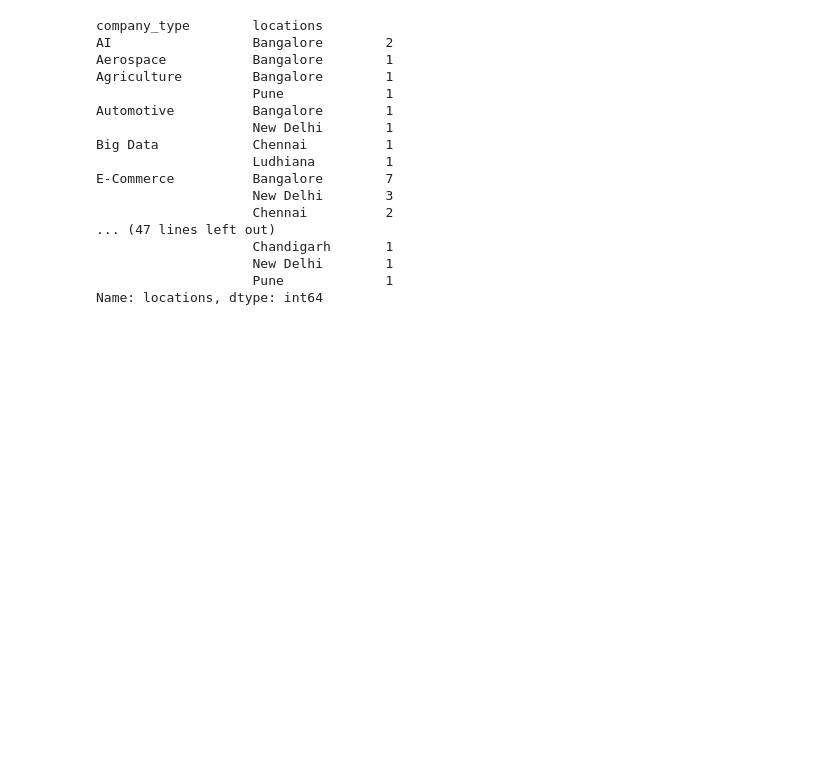
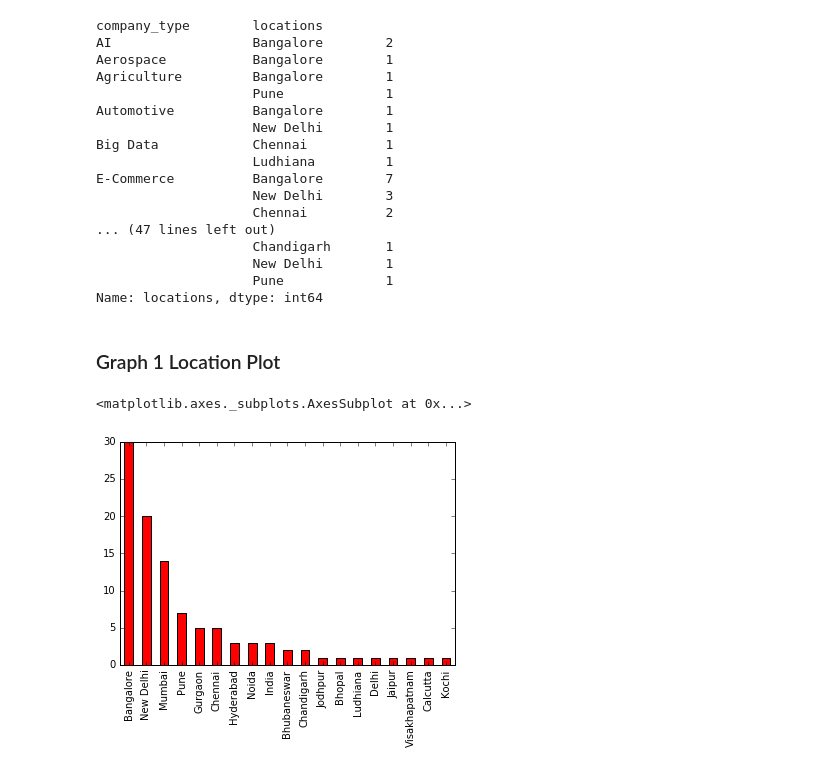
Before and after one commit to radhikapc/foundation-homework, a Jupyter notebook: homework08/Homework08-IndianStartupAngelList-Radhika.ipynb, the cells around one changed output. Cells and saved outputs as stored; diff of their text form; code cells hidden in the pictures; blank space fills up the shorter version.

```diff
--- a/homework08/Homework08-IndianStartupAngelList-Radhika.ipynb
+++ b/homework08/Homework08-IndianStartupAngelList-Radhika.ipynb
@@ -140,3 +235,10 @@ E-Commerce          Bangalore        7
                     New Delhi        1
                     Pune             1
 Name: locations, dtype: int64
+# %% [markdown]
+### Graph 1 Location Plot
+# %%
+df['locations'].value_counts().plot(kind='bar',x='locations', color='red')
+# %% [output]
+<matplotlib.axes._subplots.AxesSubplot at 0x...>
+[figure, added]
```
Also changed, not shown: parts of 26 cells of this notebook.
